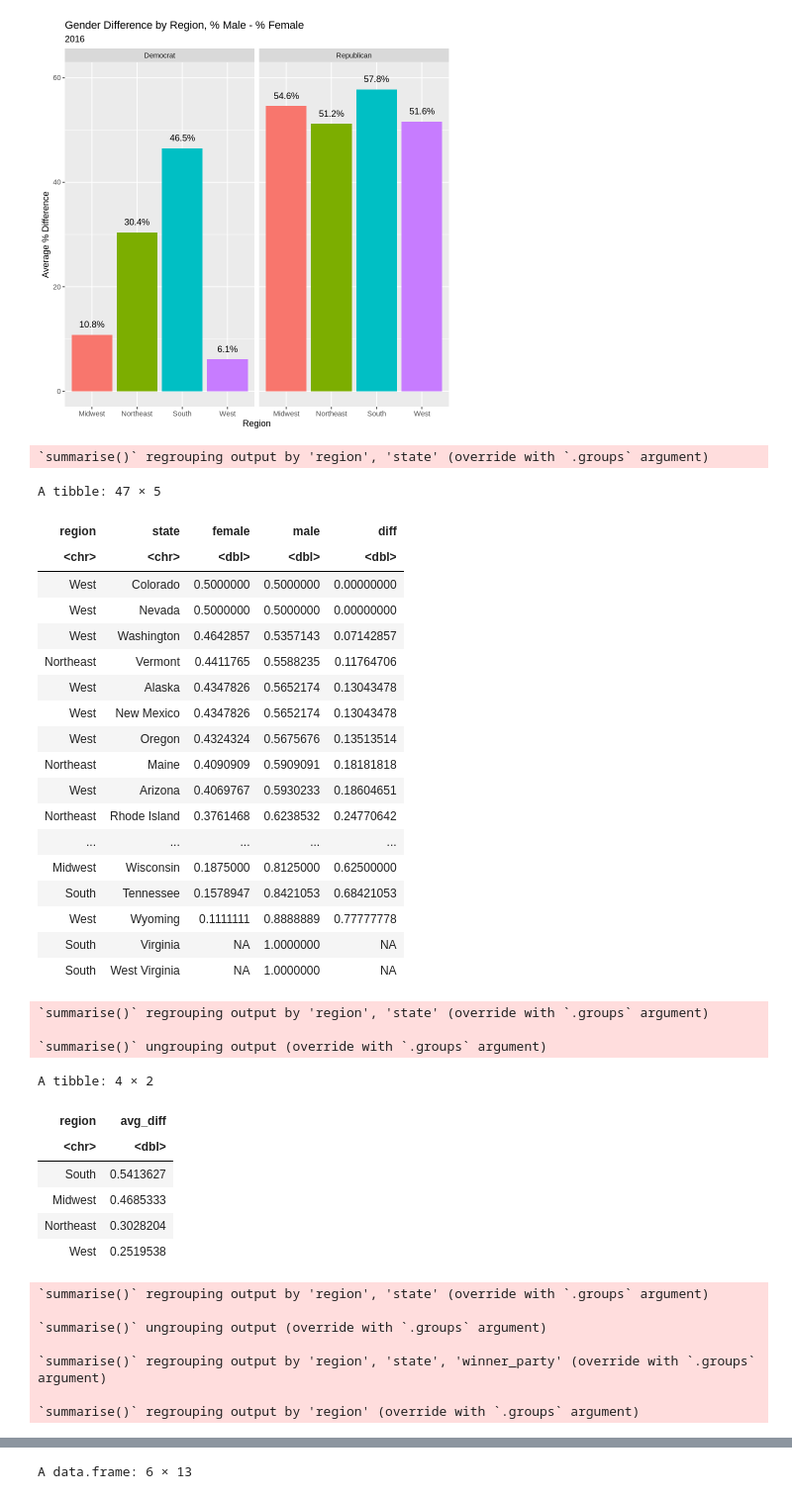
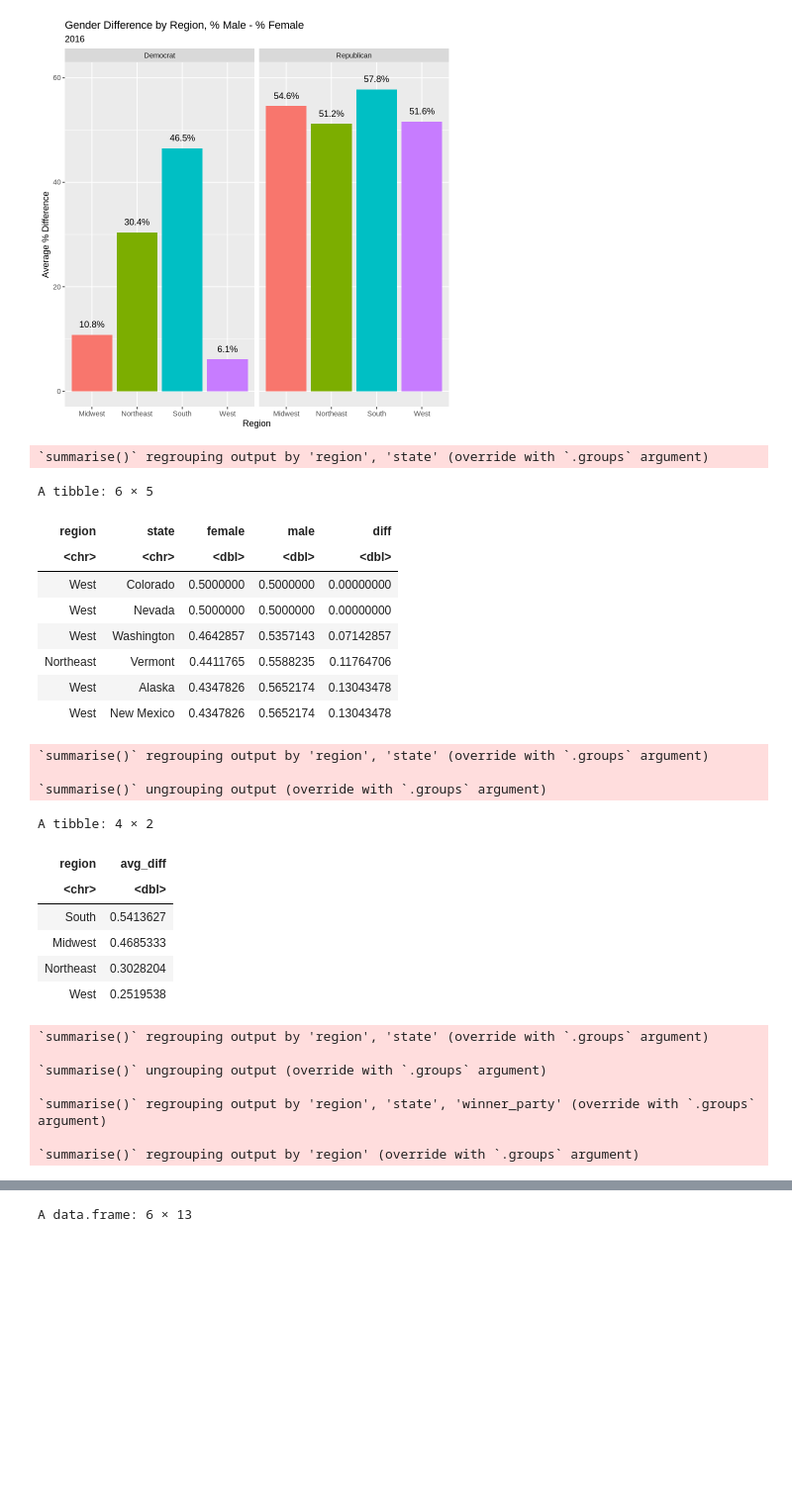
Before and after one commit to michael-bonitati-1117/final_project, a Jupyter notebook: Dataset_Analysis.ipynb, the cells around one changed output, grey strips where cells are left out. Shown at 99% size. Drawn from its saved outputs; the diff is of its cells as text; code cells hidden in the pictures; blank space fills up the shorter version.

```diff
--- a/Dataset_Analysis.ipynb
+++ b/Dataset_Analysis.ipynb
@@ -422,7 +440,8 @@ elections_2018 %>%
     as.data.frame() %>%
     pivot_wider(id_cols = c("region", "state"), names_from = winner_gender, values_from = prop) %>%
     mutate(diff = male - female) %>%
-    arrange(diff)
+    arrange(diff) %>%
+    head()
 
 elections_2018 %>%
     filter(winner_gender %in% c("male", "female")) %>%
@@ -469,44 +488,34 @@ elections_2018 %>%
     group_by(region, state, winner_party, winner_gender) %>%
     summarize(count = n()) %>%
     mutate(prop = count/sum(count)) %>%
     ungroup() %>%
     as.data.frame() %>%
     pivot_wider(id_cols = c("region", "state", "winner_party"), names_from = winner_gender, values_from = prop) %>%
     mutate(diff = male - female,
             diff = replace_na(diff, 1)) %>%
     group_by(region, winner_party) %>%
     summarize(avg_diff = round(100*mean(diff), 1)) %>%
     ggplot(aes(x = region, y = avg_diff, fill = region, label = paste(avg_diff, "%", sep = ""))) +
         geom_bar(stat = "identity") +
         geom_text(position = position_nudge(0,2)) +
         facet_grid(. ~ winner_party) +
         labs(title = "Gender Difference by Region, % Male - % Female",
             subtitle = "2018",
             x = "Region",
             y = "Average % Difference") +
         theme(legend.position = "none") +
         ylim(0,80)
 # %% [output]
 `summarise()` regrouping output by 'region', 'state' (override with `.groups` argument)
-A tibble: 47 × 5
+A tibble: 6 × 5
 | region | state | female | male | diff |
 | <chr> | <chr> | <dbl> | <dbl> | <dbl> |
 | West | Colorado | 0.5000000 | 0.5000000 | 0.00000000 |
 | West | Nevada | 0.5000000 | 0.5000000 | 0.00000000 |
 | West | Washington | 0.4642857 | 0.5357143 | 0.07142857 |
 | Northeast | Vermont | 0.4411765 | 0.5588235 | 0.11764706 |
 | West | Alaska | 0.4347826 | 0.5652174 | 0.13043478 |
 | West | New Mexico | 0.4347826 | 0.5652174 | 0.13043478 |
-| West | Oregon | 0.4324324 | 0.5675676 | 0.13513514 |
-| Northeast | Maine | 0.4090909 | 0.5909091 | 0.18181818 |
-| West | Arizona | 0.4069767 | 0.5930233 | 0.18604651 |
-| Northeast | Rhode Island | 0.3761468 | 0.6238532 | 0.24770642 |
-| ... | ... | ... | ... | ... |
-| Midwest | Wisconsin | 0.1875000 | 0.8125000 | 0.62500000 |
-| South | Tennessee | 0.1578947 | 0.8421053 | 0.68421053 |
-| West | Wyoming | 0.1111111 | 0.8888889 | 0.77777778 |
-| South | Virginia | NA | 1.0000000 | NA |
-| South | West Virginia | NA | 1.0000000 | NA |
 `summarise()` regrouping output by 'region', 'state' (override with `.groups` argument)
 
 `summarise()` ungrouping output (override with `.groups` argument)
```
Also changed, not shown: parts of 11 cells of this notebook.
